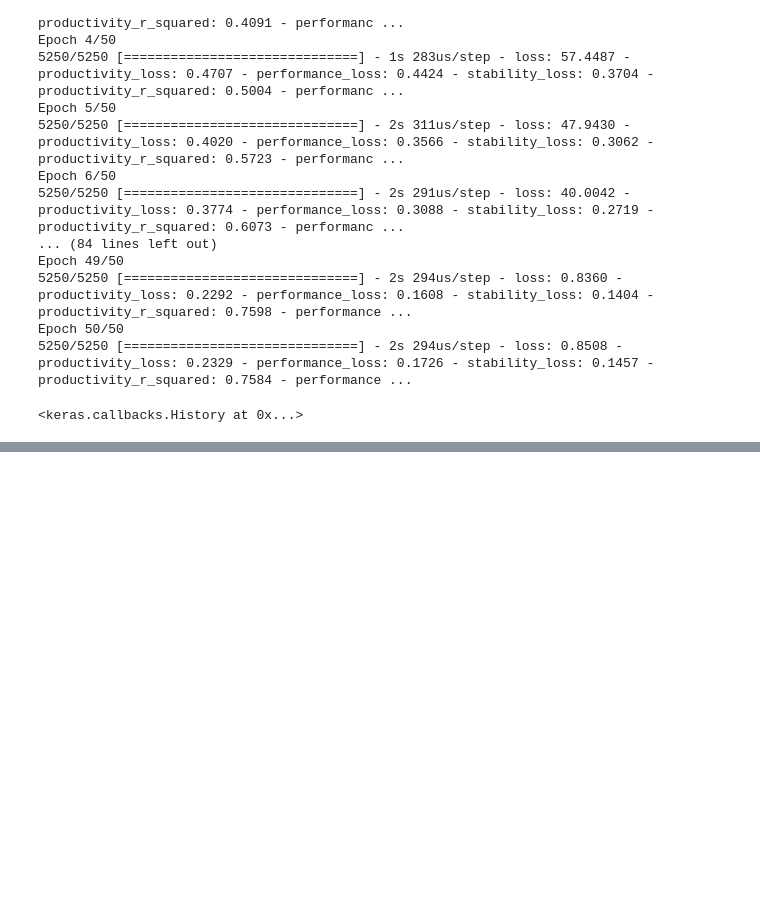
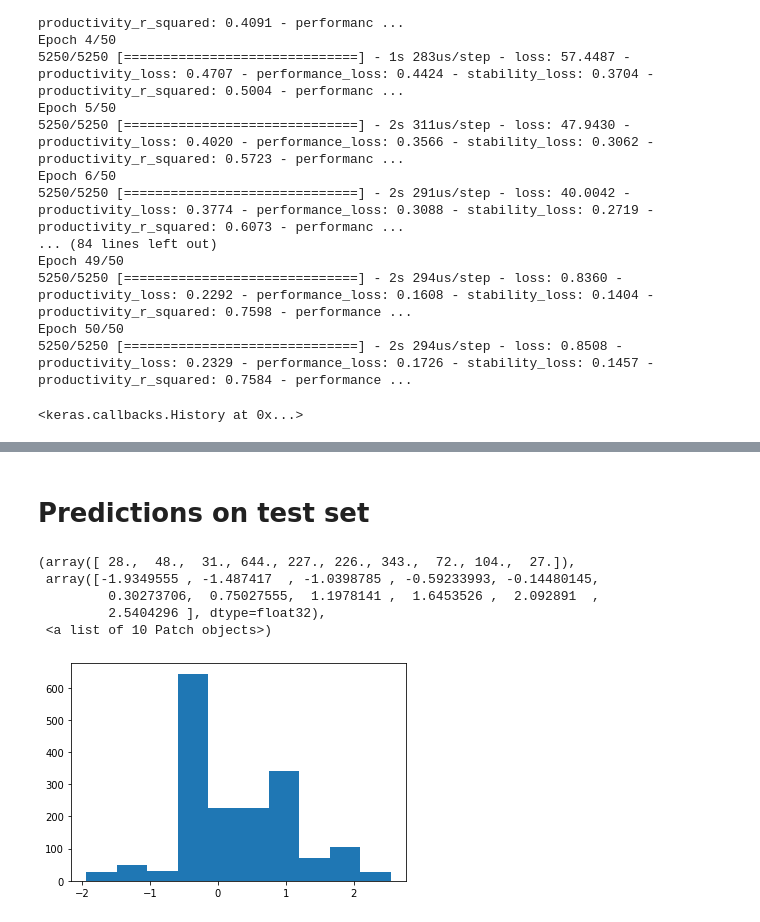
Before and after one commit to Lodewic/DuPont-hackathon, a Jupyter notebook: notebooks/lvt-1.0-encode_sequences.ipynb, the cells around one changed output, grey strips where cells are left out. Saved outputs shown, nothing was run; the diff lists cells and outputs as text; code cells hidden in the pictures; blank space fills up the shorter version.

```diff
--- a/notebooks/lvt-1.0-encode_sequences.ipynb
+++ b/notebooks/lvt-1.0-encode_sequences.ipynb
@@ -135,0 +124,4 @@ regression_df.head()
+# %% [markdown]
+# Predictions on test set
+# %%
+pred_productivity, pred_performance, pred_stability = fc_nn.predict(x_test)
@@ -135,0 +130,9 @@ regression_df.head()
+# %%
+plt.hist(pred_productivity)
+# %% [output]
+(array([ 28.,  48.,  31., 644., 227., 226., 343.,  72., 104.,  27.]),
+ array([-1.9349555 , -1.487417  , -1.0398785 , -0.59233993, -0.14480145,
+         0.30273706,  0.75027555,  1.1978141 ,  1.6453526 ,  2.092891  ,
+         2.5404296 ], dtype=float32),
+ <a list of 10 Patch objects>)
+[figure, added]
```
Also changed, not shown: parts of 6 cells of this notebook.
